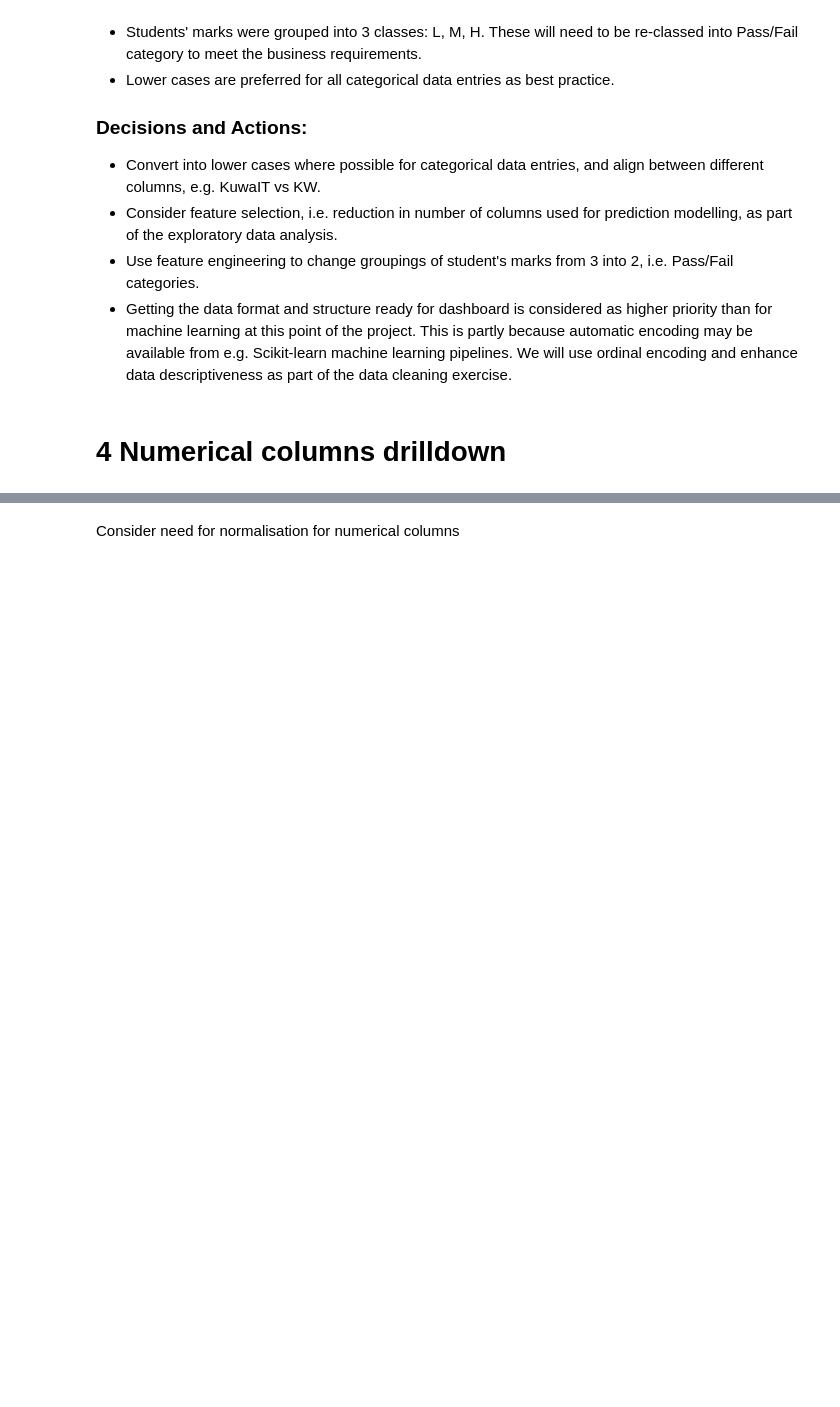
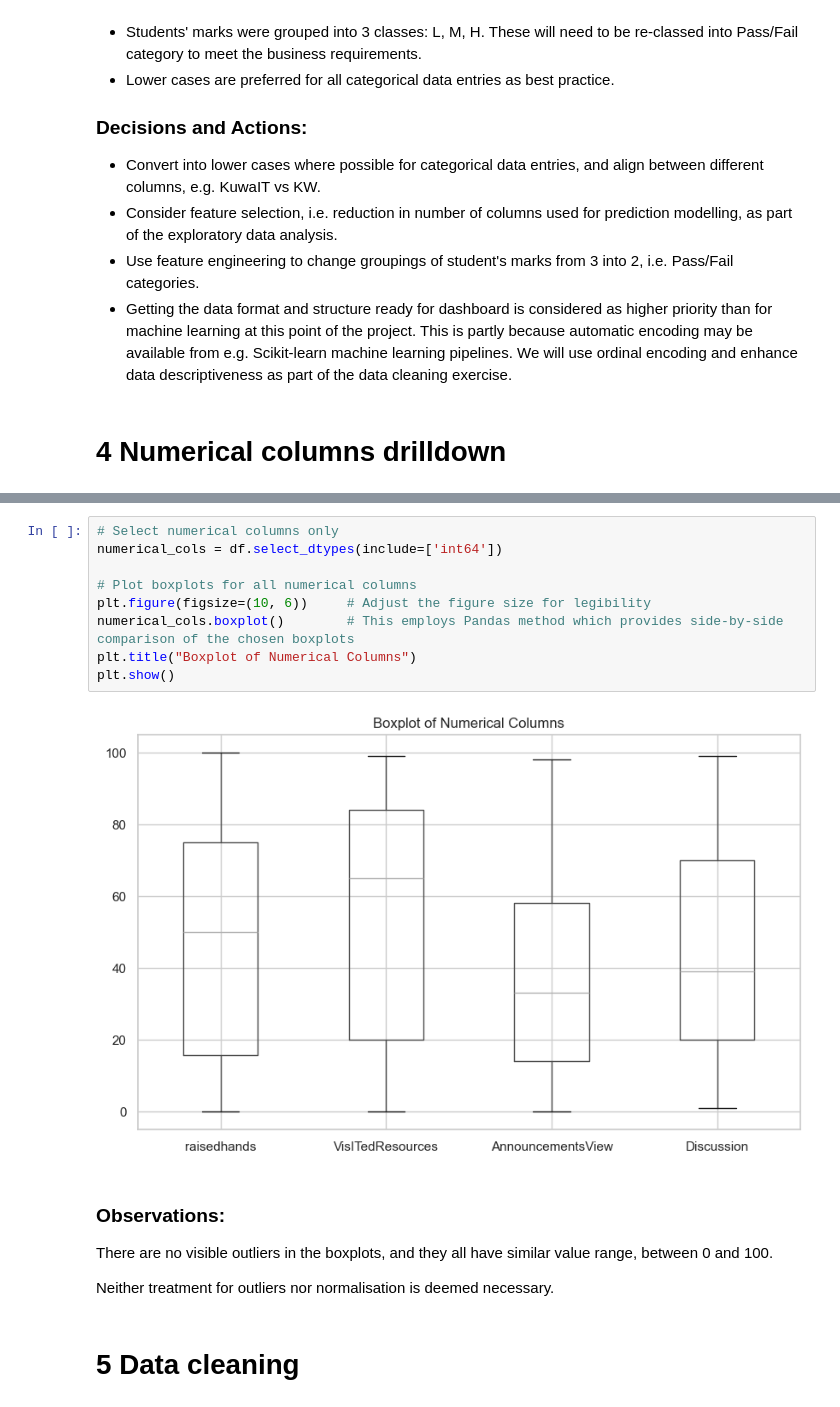
Before and after one commit to 8osco/academic_performance_analysis, a Jupyter notebook: jupyter_notebooks/1_data_etl.ipynb, the cells around one changed output, grey strips where cells are left out. Drawn from its saved outputs; the diff is of its cells as text; blank space fills up the shorter version.

Commit message:
Update numerical columns drilldown section

```diff
--- a/jupyter_notebooks/1_data_etl.ipynb
+++ b/jupyter_notebooks/1_data_etl.ipynb
@@ -169,2 +185,19 @@ Some areas for considerations in the data cleaning exercise:
+# %%
+# Select numerical columns only
+numerical_cols = df.select_dtypes(include=['int64'])
+
+# Plot boxplots for all numerical columns
+plt.figure(figsize=(10, 6))     # Adjust the figure size for legibility
+numerical_cols.boxplot()        # This employs Pandas method which provides side-by-side comparison of the chosen boxplots
+plt.title("Boxplot of Numerical Columns")
+plt.show()
+# %% [output]
+[figure, added]
 # %% [markdown]
-Consider need for normalisation for numerical columns
+### Observations:
+
+There are no visible outliers in the boxplots, and they all have similar value range, between 0 and 100.
+
+Neither treatment for outliers nor normalisation is deemed necessary.
+# %% [markdown]
+# 5 Data cleaning
```
Also changed, not shown: parts of 5 cells of this notebook.
